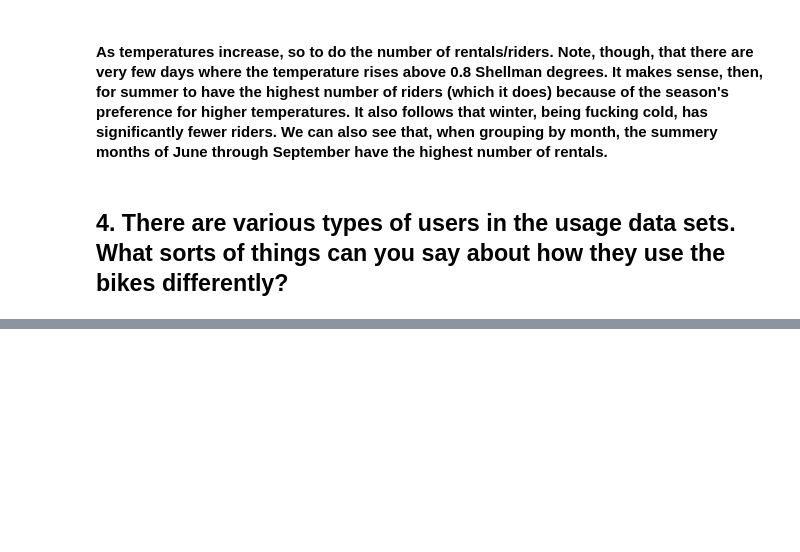
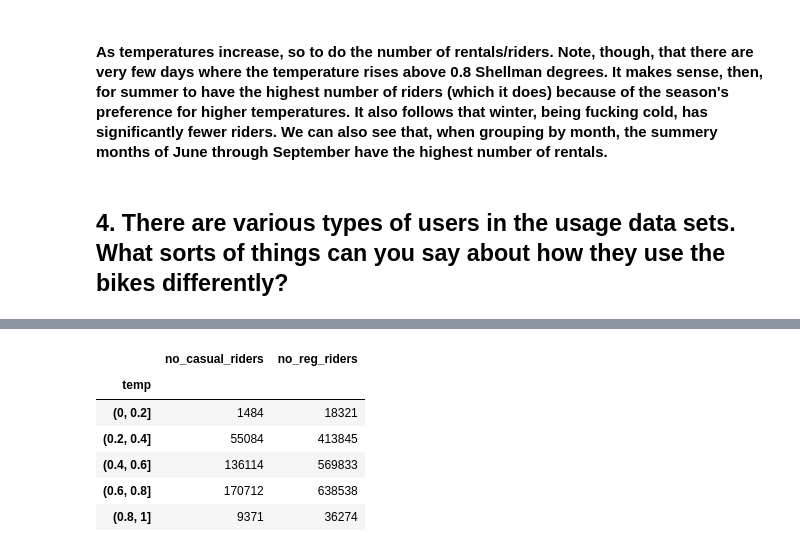
Before and after one commit to tlake/bikeshare, a Jupyter notebook: bikeshare.ipynb, the cells around one changed output, grey strips where cells are left out. Saved outputs shown, nothing was run; the diff lists cells and outputs as text; code cells hidden in the pictures; blank space fills up the shorter version.

```diff
--- a/bikeshare.ipynb
+++ b/bikeshare.ipynb
@@ -278,0 +319,10 @@ Name: total_riders, dtype: int64
+# %%
+weather.groupby(pd.cut(weather['temp'], np.arange(0, 1.0+0.2, 0.2)))['no_casual_riders', 'no_reg_riders'].sum()
+# %% [output]
+|  | no_casual_riders | no_reg_riders |
+| temp |  |  |
+| (0, 0.2] | 1484 | 18321 |
+| (0.2, 0.4] | 55084 | 413845 |
+| (0.4, 0.6] | 136114 | 569833 |
+| (0.6, 0.8] | 170712 | 638538 |
+| (0.8, 1] | 9371 | 36274 |
```
Also changed, not shown: parts of 4 cells of this notebook.
